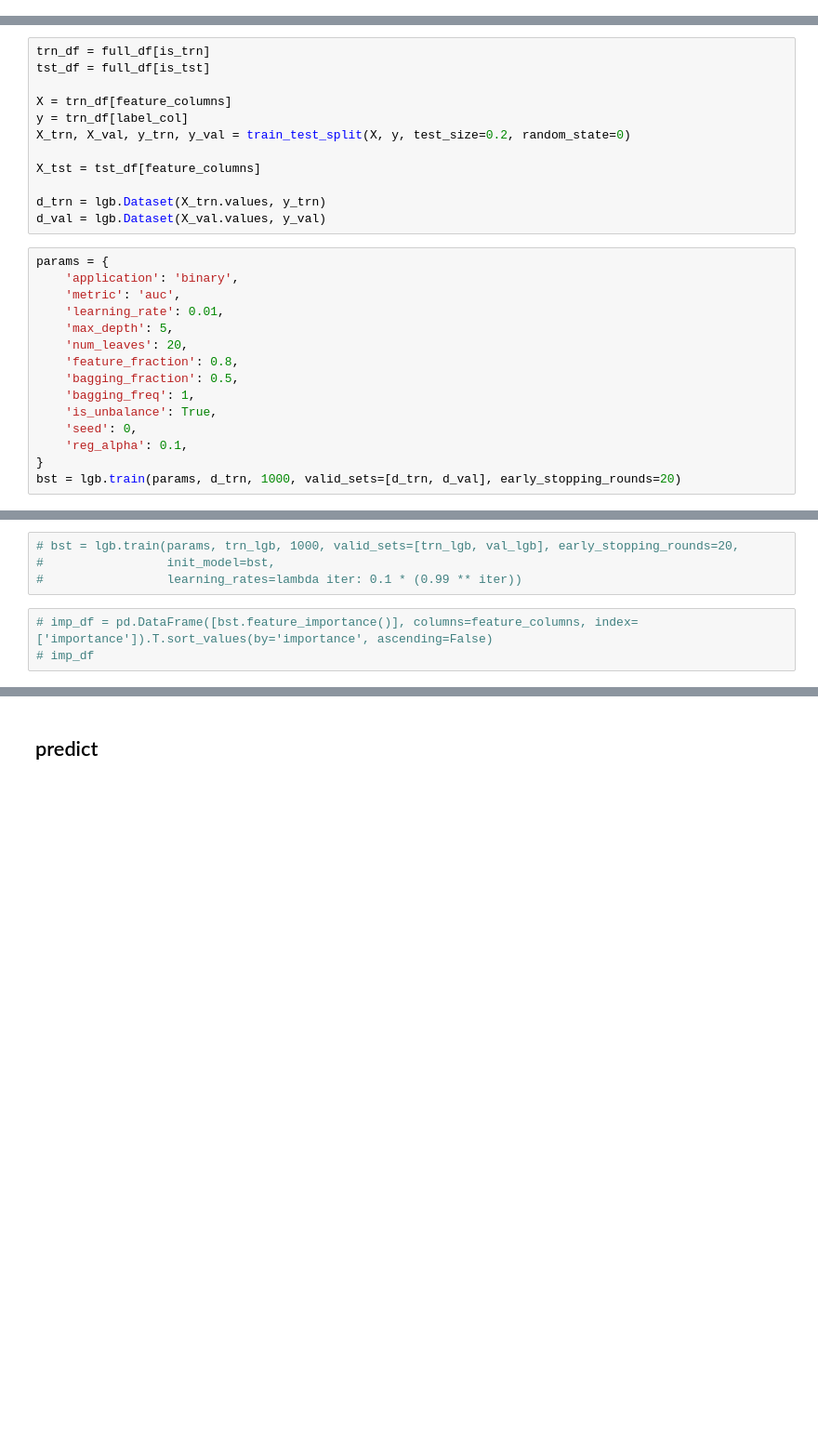
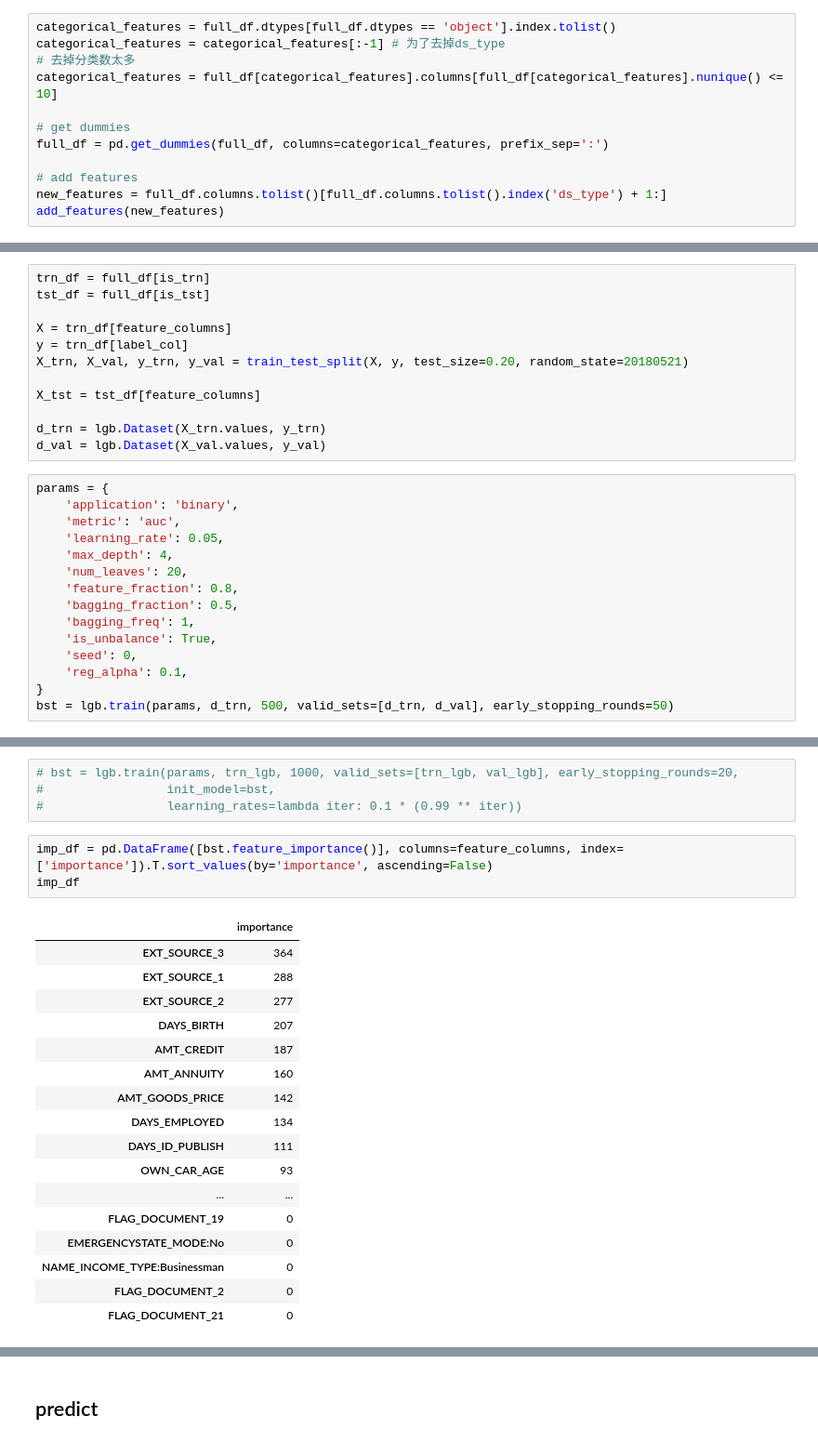
Before and after one commit to hahadsg/MyKaggle, a Jupyter notebook: home-credit-default-risk/solution.ipynb, the cells around one changed output, grey strips where cells are left out. Shown at 93% size. Drawn from its saved outputs; the diff is of its cells as text; blank space fills up the shorter version.

Commit message:
home-credit-default-risk 0.742 add categorical features(have <=10 categories)

```diff
--- a/home-credit-default-risk/solution.ipynb
+++ b/home-credit-default-risk/solution.ipynb
@@ -74,3 +100,15 @@ add_features(numerical_features)
+# %%
+categorical_features = full_df.dtypes[full_df.dtypes == 'object'].index.tolist()
+categorical_features = categorical_features[:-1] # 为了去掉ds_type
+# 去掉分类数太多
+categorical_features = full_df[categorical_features].columns[full_df[categorical_features].nunique() <= 10]
+
+# get dummies
+full_df = pd.get_dummies(full_df, columns=categorical_features, prefix_sep=':')
+
+# add features
+new_features = full_df.columns.tolist()[full_df.columns.tolist().index('ds_type') + 1:]
+add_features(new_features)
 # %% [markdown]
 ## LightGBM
 # %%
@@ -79,7 +117,7 @@ tst_df = full_df[is_tst]
 
 X = trn_df[feature_columns]
 y = trn_df[label_col]
-X_trn, X_val, y_trn, y_val = train_test_split(X, y, test_size=0.2, random_state=0)
+X_trn, X_val, y_trn, y_val = train_test_split(X, y, test_size=0.20, random_state=20180521)
 
 X_tst = tst_df[feature_columns]
 
@@ -89,8 +127,8 @@ d_val = lgb.Dataset(X_val.values, y_val)
 params = {
     'application': 'binary',
     'metric': 'auc',
-    'learning_rate': 0.01,
-    'max_depth': 5,
+    'learning_rate': 0.05,
+    'max_depth': 4,
     'num_leaves': 20,
     'feature_fraction': 0.8,
     'bagging_fraction': 0.5,
@@ -99,5 +137,5 @@ params = {
     'seed': 0,
     'reg_alpha': 0.1,
 }
-bst = lgb.train(params, d_trn, 1000, valid_sets=[d_trn, d_val], early_stopping_rounds=20)
+bst = lgb.train(params, d_trn, 500, valid_sets=[d_trn, d_val], early_stopping_rounds=50)
 # %% [output]
@@ -123,5 +161,23 @@ Did not meet early stopping. Best iteration is:
 #                 init_model=bst,
 #                 learning_rates=lambda iter: 0.1 * (0.99 ** iter))
 # %%
-# imp_df = pd.DataFrame([bst.feature_importance()], columns=feature_columns, index=['importance']).T.sort_values(by='importance', ascending=False)
-# imp_df
+imp_df = pd.DataFrame([bst.feature_importance()], columns=feature_columns, index=['importance']).T.sort_values(by='importance', ascending=False)
+imp_df
+# %% [output]
+|  | importance |
+| EXT_SOURCE_3 | 364 |
+| EXT_SOURCE_1 | 288 |
+| EXT_SOURCE_2 | 277 |
+| DAYS_BIRTH | 207 |
+| AMT_CREDIT | 187 |
+| AMT_ANNUITY | 160 |
+| AMT_GOODS_PRICE | 142 |
+| DAYS_EMPLOYED | 134 |
+| DAYS_ID_PUBLISH | 111 |
+| OWN_CAR_AGE | 93 |
+| ... | ... |
+| FLAG_DOCUMENT_19 | 0 |
+| EMERGENCYSTATE_MODE:No | 0 |
+| NAME_INCOME_TYPE:Businessman | 0 |
+| FLAG_DOCUMENT_2 | 0 |
+| FLAG_DOCUMENT_21 | 0 |
```
Also changed, not shown: parts of 5 cells of this notebook.
